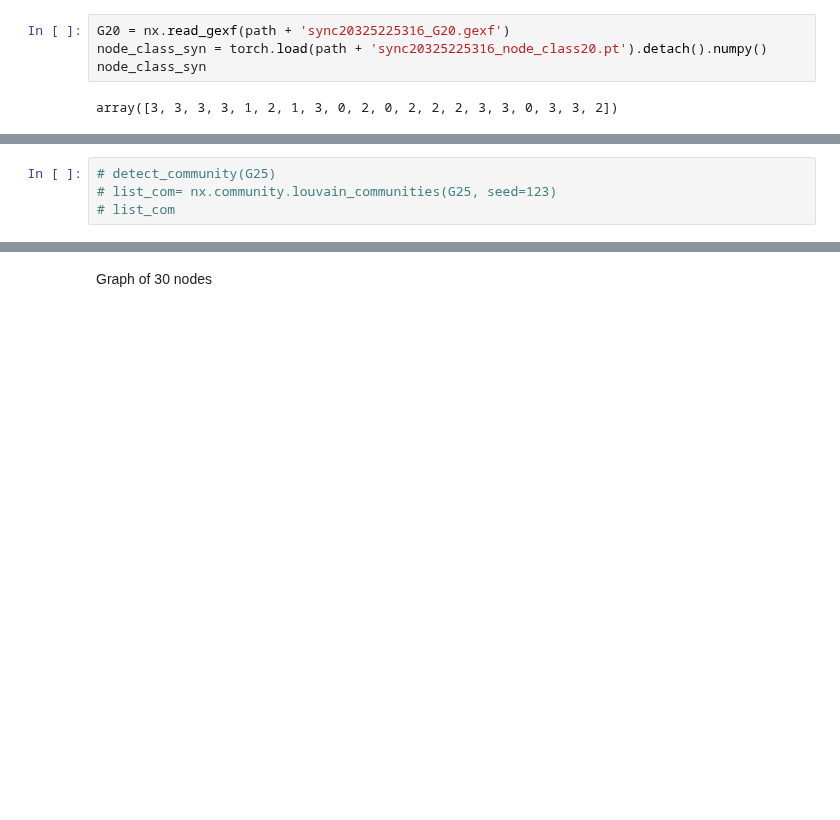
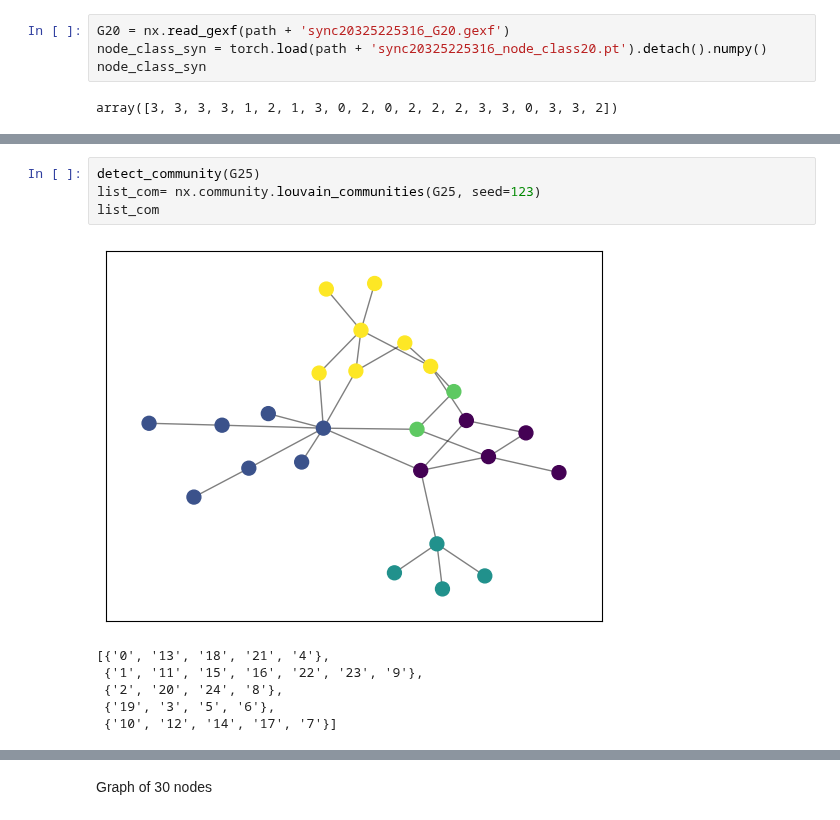
Before and after one commit to pallabee/master-thesis, a Jupyter notebook: evaluation/motif_detection/motif_dblp_syn_vae.ipynb, the cells around one changed output, grey strips where cells are left out. Saved outputs shown, nothing was run; the diff lists cells and outputs as text; blank space fills up the shorter version.

```diff
--- a/evaluation/motif_detection/motif_dblp_syn_vae.ipynb
+++ b/evaluation/motif_detection/motif_dblp_syn_vae.ipynb
@@ -128,5 +139,12 @@ plot_graph(H)
 # %%
-# detect_community(G25)
-# list_com= nx.community.louvain_communities(G25, seed=123)
-# list_com
+detect_community(G25)
+list_com= nx.community.louvain_communities(G25, seed=123)
+list_com
+# %% [output]
+[figure, added]
+[{'0', '13', '18', '21', '4'},
+ {'1', '11', '15', '16', '22', '23', '9'},
+ {'2', '20', '24', '8'},
+ {'19', '3', '5', '6'},
+ {'10', '12', '14', '17', '7'}]
 # %%
```
Also changed, not shown: parts of 16 cells of this notebook, 2 other files.
